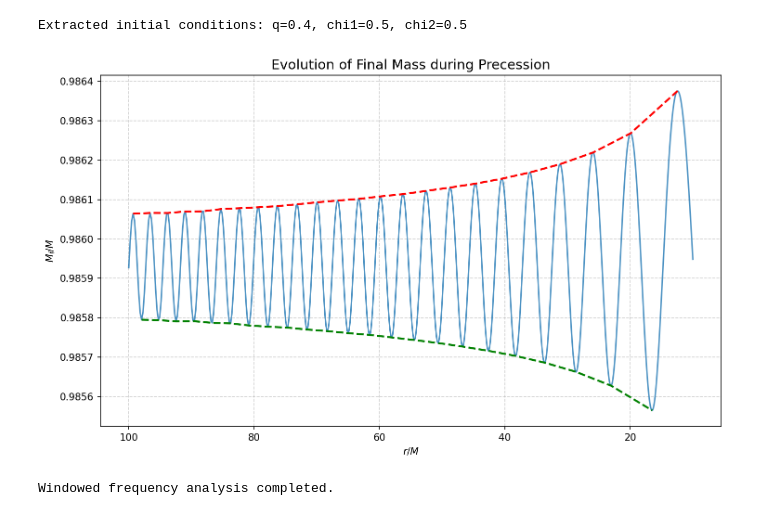
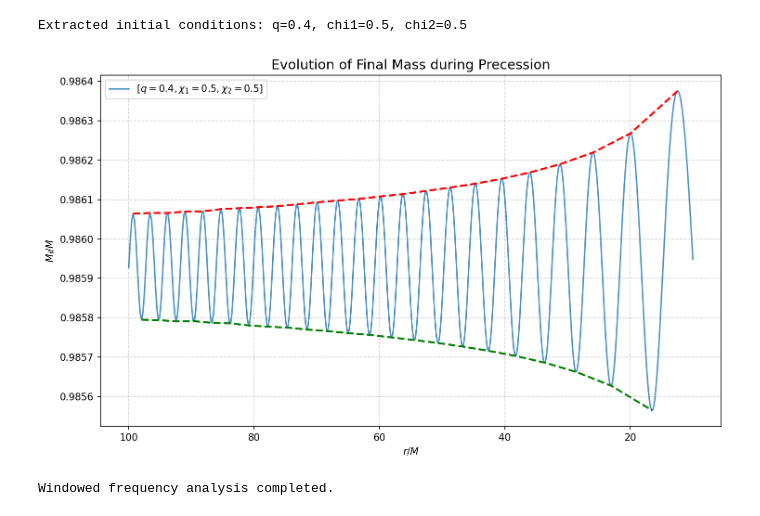
Before and after one commit to giacomobrugali/Entropy-conjecture, a Jupyter notebook: Entropy-conjecture/Remnant_Parameters/final_mass.ipynb, the cells around one changed output. Drawn from its saved outputs; the diff is of its cells as text; code cells hidden in the pictures.

```diff
--- a/Entropy-conjecture/Remnant_Parameters/final_mass.ipynb
+++ b/Entropy-conjecture/Remnant_Parameters/final_mass.ipynb
@@ -39,6 +39,8 @@ def get_simulation_data(filepath):
         'q': q,
         'chi1_parallel': chi1_parallel,
         'chi2_parallel': chi2_parallel,
+        'chi1_mag': chi1_mag,
+        'chi2_mag': chi2_mag,
         'a' : orbital_separation
     }
 # %%
@@ -101,29 +103,36 @@ Extracted initial conditions: q=0.4, chi1=0.5, chi2=0.5
 # %%
 # graph of final mass evolution
 
+mass_ratio = data['q']
+chi1_mag = data['chi1_mag']
+chi2_mag = data['chi2_mag']
+
 plt.figure(figsize=(10, 6), dpi=150)
 
-plt.plot(separation_array, Mf_array, color='#1f77b4', linewidth=1.5, alpha=0.8)
+params_label = f'[$q={mass_ratio}, \\chi_1={chi1_mag}, \\chi_2={chi2_mag}$]'
+
+plt.plot(separation_array, Mf_array, color='#1f77b4', linewidth=1.5, alpha=0.8, label=params_label)
 
 upper_peaks, _ = find_peaks(Mf_array, distance=5)
 lower_peaks, _ = find_peaks(-Mf_array, distance=5)
 
 if len(upper_peaks) > 0 and len(lower_peaks) > 0:
     plt.plot(separation_array[upper_peaks], Mf_array[upper_peaks], color='red',
              linestyle='--', linewidth=2)
     plt.plot(separation_array[lower_peaks], Mf_array[lower_peaks], color='green',
              linestyle='--', linewidth=2)
 
 # 3. Formatting
 plt.title('Evolution of Final Mass during Precession', fontsize=14)
 plt.xlabel(r'$r/M$', fontsize=10) # Updated label
 plt.ylabel(r'$M_f / M$', fontsize=10)
 plt.gca().invert_xaxis()
 plt.grid(True, which='both', linestyle='--', alpha=0.6)
 plt.tight_layout()
+plt.legend()
 plt.show()
 # %% [output]
-[figure, old version]
+[figure, new version]
 # %%
 # analysis of Precession Frequency using FFT
 
```
